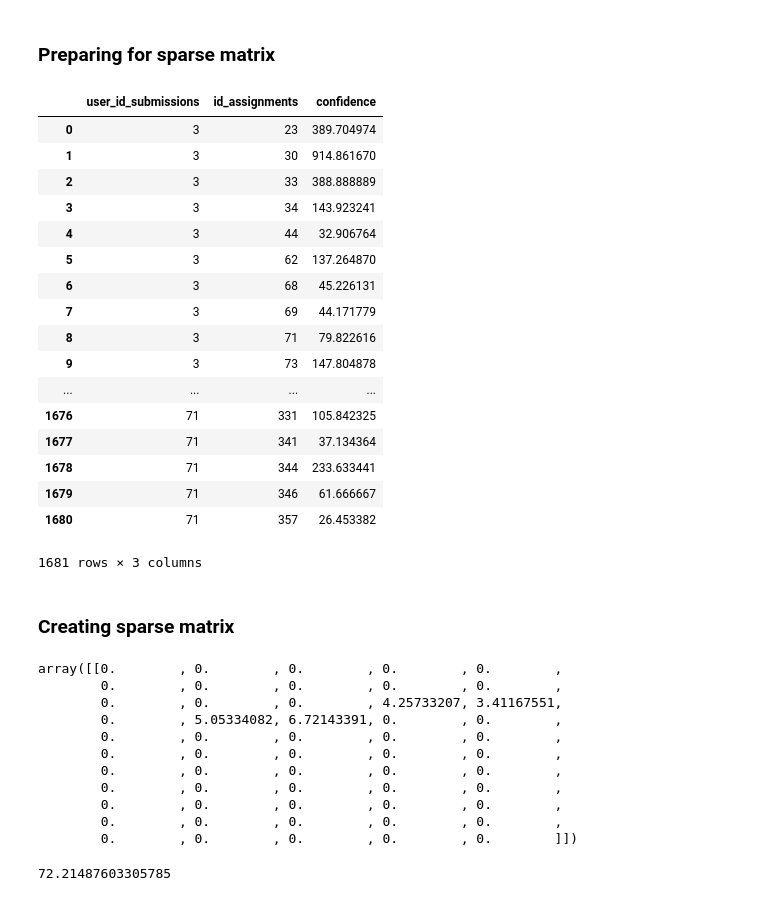
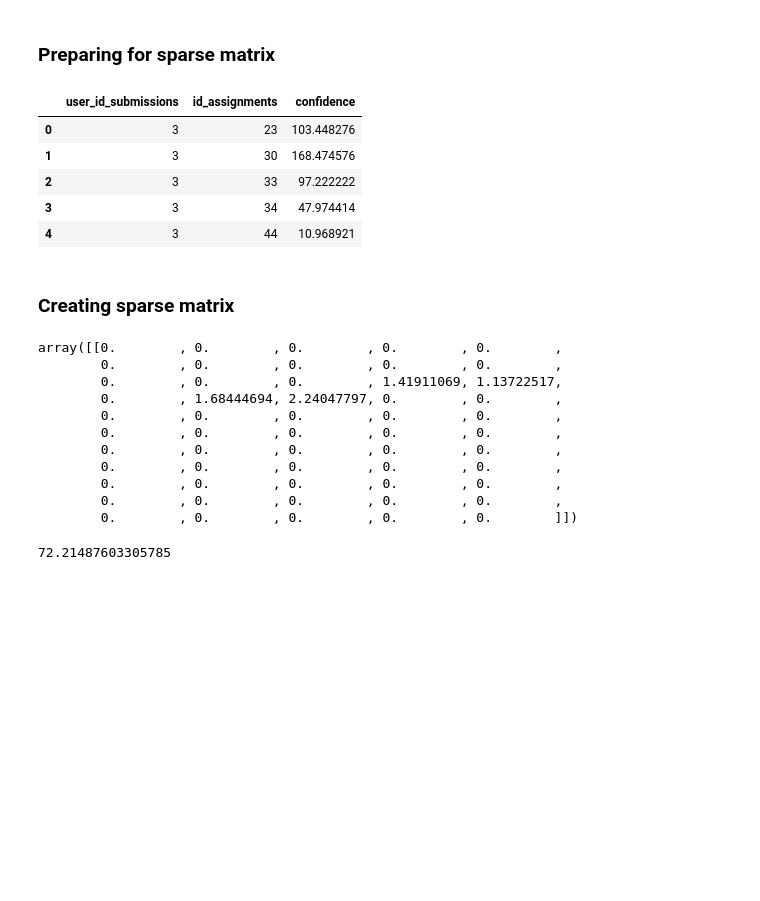
Before and after one commit to dctacademy/rec-sys-1, a Jupyter notebook: analysis/implicit/implicit-recsys-assign.ipynb, the cells around one changed output. Saved outputs shown, nothing was run; the diff lists cells and outputs as text; code cells hidden in the pictures; blank space fills up the shorter version.

```diff
--- a/analysis/implicit/implicit-recsys-assign.ipynb
+++ b/analysis/implicit/implicit-recsys-assign.ipynb
@@ -210,28 +230,16 @@ user_submissions['confidence'] = ((user_submissions['points_submissions'] / user
 # %% [markdown]
 ### Preparing for sparse matrix
 # %%
-user_submissions = user_submissions.groupby(['user_id_submissions', 'id_assignments']).sum()['confidence'].reset_index()
+user_submissions = user_submissions.groupby(['user_id_submissions', 'id_assignments']).aggregate(lambda x:max(set(x)))['confidence'].reset_index()
 user_submissions.to_csv('user_submissions.csv', index=False)
-user_submissions
+user_submissions.head()
 # %% [output]
 |  | user_id_submissions | id_assignments | confidence |
-| 0 | 3 | 23 | 389.704974 |
-| 1 | 3 | 30 | 914.861670 |
-| 2 | 3 | 33 | 388.888889 |
-| 3 | 3 | 34 | 143.923241 |
-| 4 | 3 | 44 | 32.906764 |
-| 5 | 3 | 62 | 137.264870 |
-| 6 | 3 | 68 | 45.226131 |
-| 7 | 3 | 69 | 44.171779 |
-| 8 | 3 | 71 | 79.822616 |
-| 9 | 3 | 73 | 147.804878 |
-| ... | ... | ... | ... |
-| 1676 | 71 | 331 | 105.842325 |
-| 1677 | 71 | 341 | 37.134364 |
-| 1678 | 71 | 344 | 233.633441 |
-| 1679 | 71 | 346 | 61.666667 |
-| 1680 | 71 | 357 | 26.453382 |
+| 0 | 3 | 23 | 103.448276 |
+| 1 | 3 | 30 | 168.474576 |
+| 2 | 3 | 33 | 97.222222 |
+| 3 | 3 | 34 | 47.974414 |
+| 4 | 3 | 44 | 10.968921 |
-1681 rows × 3 columns
 # %% [markdown]
 ### Creating sparse matrix
 # %%
@@ -247,8 +255,8 @@ user_assignment_sparse[1, :].toarray()
 # %% [output]
 array([[0.        , 0.        , 0.        , 0.        , 0.        ,
         0.        , 0.        , 0.        , 0.        , 0.        ,
-        0.        , 0.        , 0.        , 4.25733207, 3.41167551,
-        0.        , 5.05334082, 6.72143391, 0.        , 0.        ,
+        0.        , 0.        , 0.        , 1.41911069, 1.13722517,
+        0.        , 1.68444694, 2.24047797, 0.        , 0.        ,
         0.        , 0.        , 0.        , 0.        , 0.        ,
         0.        , 0.        , 0.        , 0.        , 0.        ,
         0.        , 0.        , 0.        , 0.        , 0.        ,
```
Also changed, not shown: parts of 10 cells of this notebook, 2 other files.
